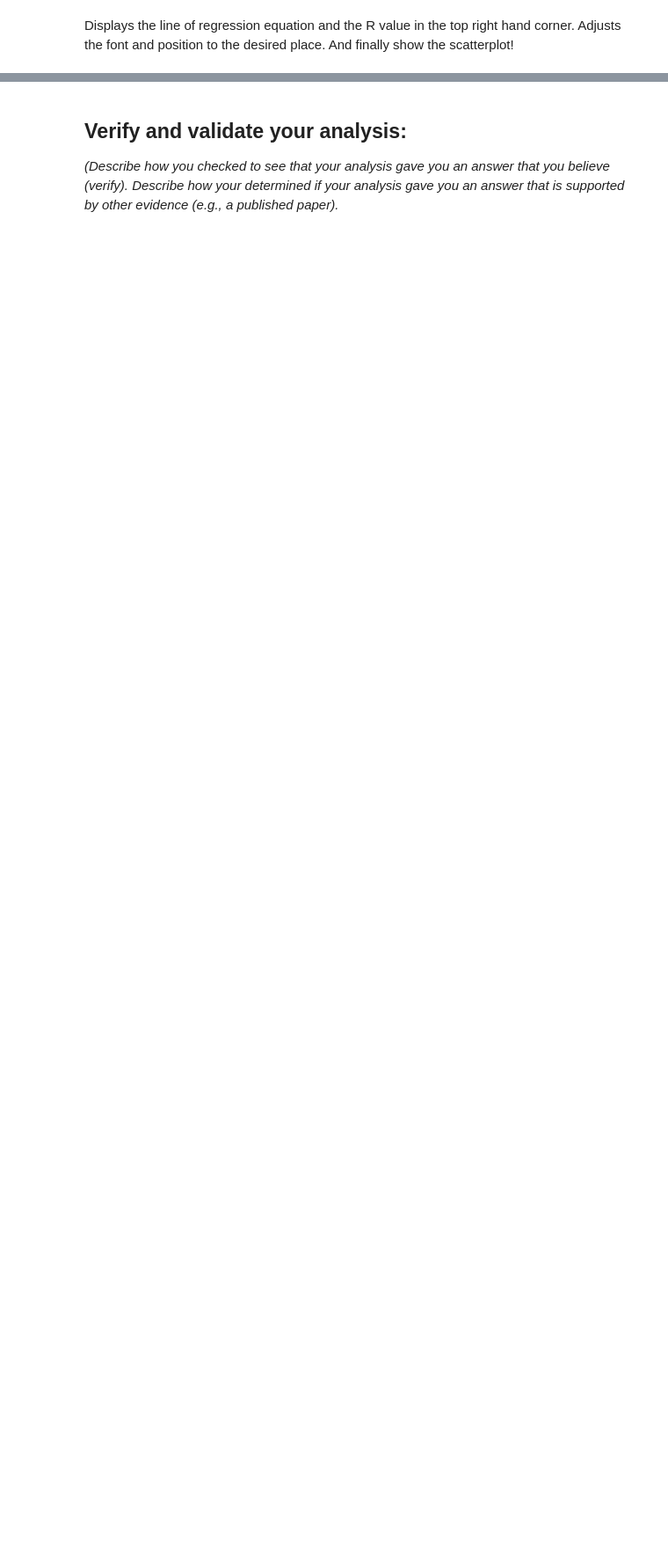
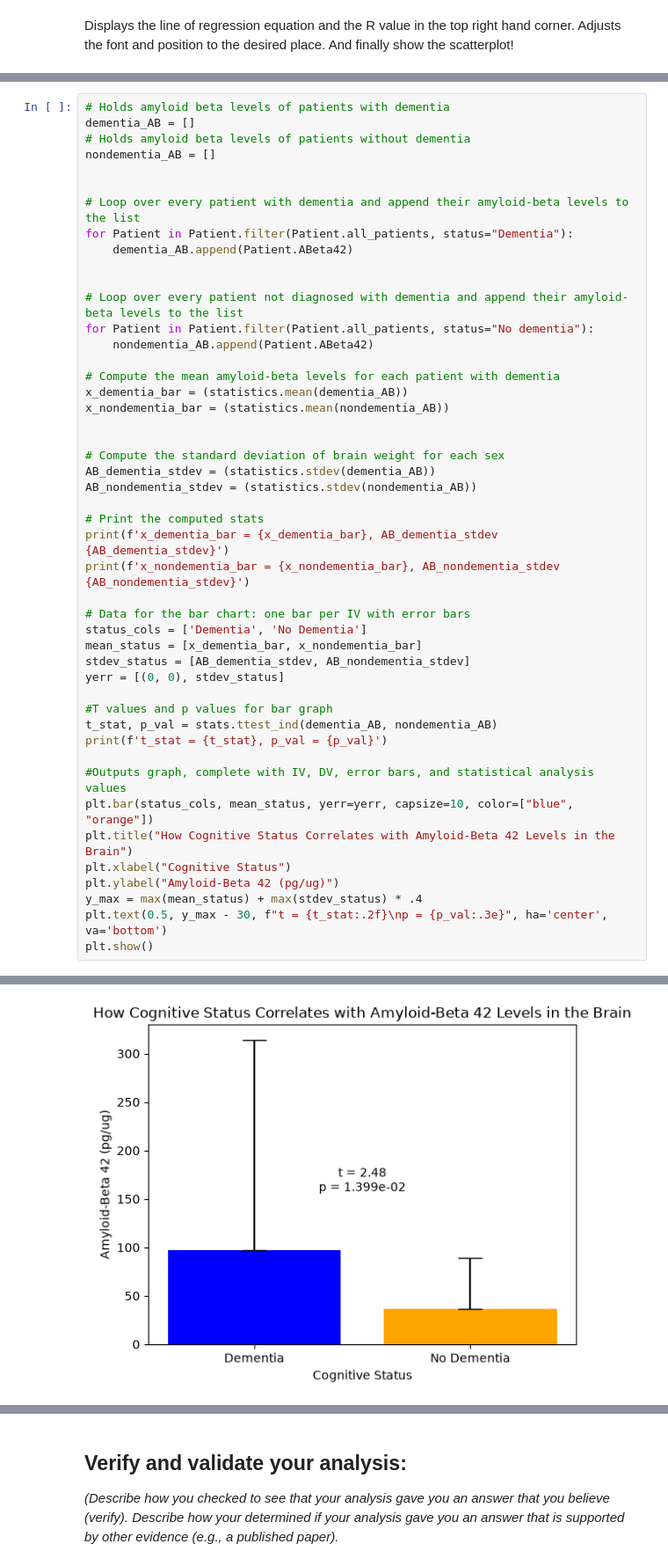
Before and after one commit to Kaitlyn333/Mod-1-K-A, a Jupyter notebook: Module1FinalProject.ipynb, the cells around one changed output, grey strips where cells are left out. Shown at 88% size. Drawn from its saved outputs; the diff is of its cells as text; blank space fills up the shorter version.

Commit message:
Additional Bar Graph---Cognitive Status vs AB-42

```diff
--- a/Module1FinalProject.ipynb
+++ b/Module1FinalProject.ipynb
@@ -296,0 +304,48 @@ plt.show()
+# %%
+# Holds amyloid beta levels of patients with dementia
+dementia_AB = []
+# Holds amyloid beta levels of patients without dementia
+nondementia_AB = []
+
+
+# Loop over every patient with dementia and append their amyloid-beta levels to the list
+for Patient in Patient.filter(Patient.all_patients, status="Dementia"):
+    dementia_AB.append(Patient.ABeta42)
+
+
+# Loop over every patient not diagnosed with dementia and append their amyloid-beta levels to the list
+for Patient in Patient.filter(Patient.all_patients, status="No dementia"):
+    nondementia_AB.append(Patient.ABeta42)
+
+# Compute the mean amyloid-beta levels for each patient with dementia
+x_dementia_bar = (statistics.mean(dementia_AB))
+x_nondementia_bar = (statistics.mean(nondementia_AB))
+
+
+# Compute the standard deviation of brain weight for each sex
+AB_dementia_stdev = (statistics.stdev(dementia_AB))
+AB_nondementia_stdev = (statistics.stdev(nondementia_AB))
+
+# Print the computed stats
+print(f'x_dementia_bar = {x_dementia_bar}, AB_dementia_stdev {AB_dementia_stdev}')
+print(f'x_nondementia_bar = {x_nondementia_bar}, AB_nondementia_stdev {AB_nondementia_stdev}')
+
+# Data for the bar chart: one bar per IV with error bars
+status_cols = ['Dementia', 'No Dementia']
+mean_status = [x_dementia_bar, x_nondementia_bar]
+stdev_status = [AB_dementia_stdev, AB_nondementia_stdev]
+yerr = [(0, 0), stdev_status]
+
+#T values and p values for bar graph
+t_stat, p_val = stats.ttest_ind(dementia_AB, nondementia_AB)
+print(f't_stat = {t_stat}, p_val = {p_val}')
+
+#Outputs graph, complete with IV, DV, error bars, and statistical analysis values
+plt.bar(status_cols, mean_status, yerr=yerr, capsize=10, color=["blue", "orange"])
+plt.title("How Cognitive Status Correlates with Amyloid-Beta 42 Levels in the Brain")
+plt.xlabel("Cognitive Status")
+plt.ylabel("Amyloid-Beta 42 (pg/ug)")
+y_max = max(mean_status) + max(stdev_status) * .4
+plt.text(0.5, y_max - 30, f"t = {t_stat:.2f}\np = {p_val:.3e}", ha='center', va='bottom')
+plt.show()
+# %% [output]
@@ -296,0 +355 @@ plt.show()
+[figure, added]
```
Also changed, not shown: parts of 6 cells of this notebook.
